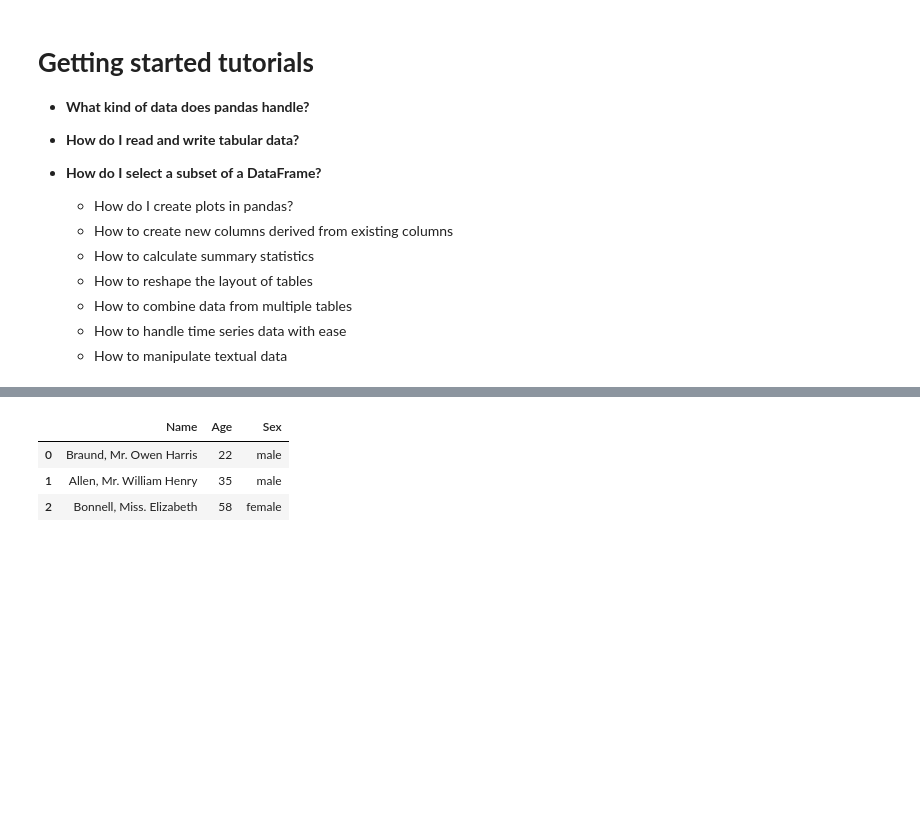
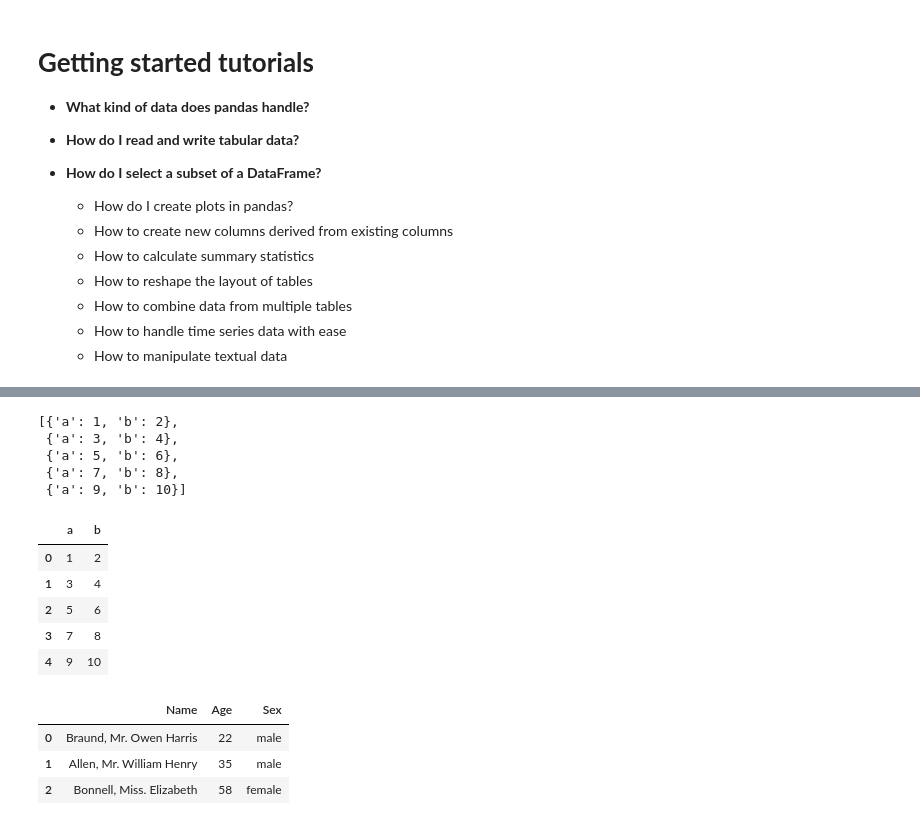
Before and after one commit to ancestor9/Introduction-to-BigData-Analysis, a Jupyter notebook: 7주차/pandas_01.ipynb, the cells around one changed output, grey strips where cells are left out. Saved outputs shown, nothing was run; the diff lists cells and outputs as text; code cells hidden in the pictures; blank space fills up the shorter version.

```diff
--- a/7주차/pandas_01.ipynb
+++ b/7주차/pandas_01.ipynb
@@ -23,3 +39,24 @@ import pandas as pd
+# %%
+# prompt: 사전형자료 5개 만 만들어줘
+
+mydicts = [{'a': 1, 'b': 2}, {'a': 3, 'b': 4}, {'a': 5, 'b': 6}, {'a': 7, 'b': 8}, {'a': 9, 'b': 10}]
+mydicts
+# %% [output]
+[{'a': 1, 'b': 2},
+ {'a': 3, 'b': 4},
+ {'a': 5, 'b': 6},
+ {'a': 7, 'b': 8},
+ {'a': 9, 'b': 10}]
+# %%
+df = pd.DataFrame(mydicts)
+df
+# %% [output]
+|  | a | b |
+| 0 | 1 | 2 |
+| 1 | 3 | 4 |
+| 2 | 5 | 6 |
+| 3 | 7 | 8 |
+| 4 | 9 | 10 |
 # %%
 data = {
         "Name": [
```
Also changed, not shown: parts of 19 cells of this notebook.
